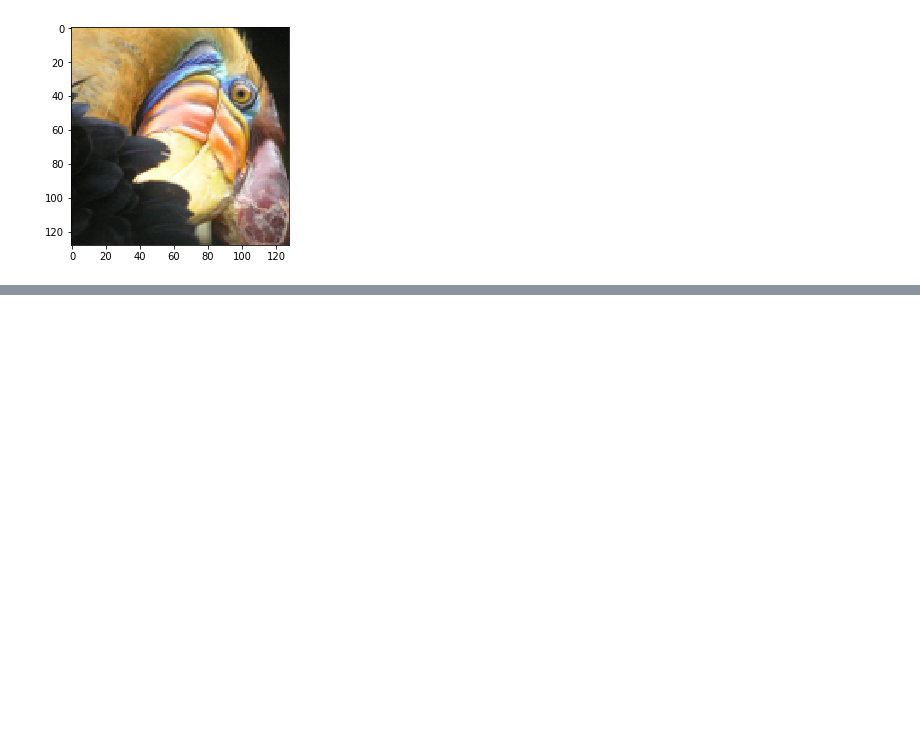
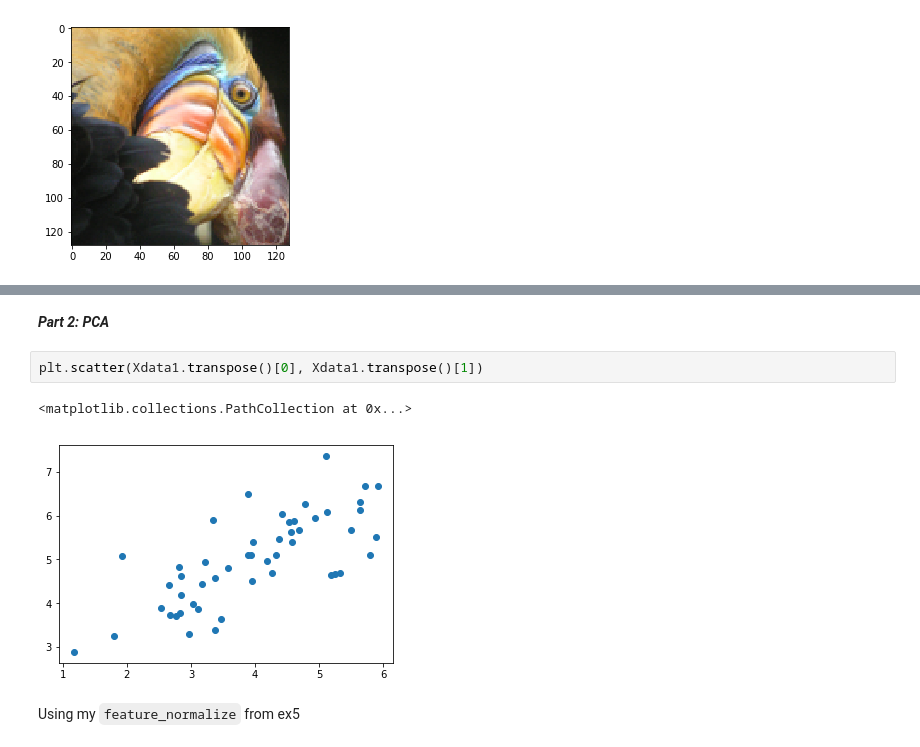
Before and after one commit to davidjbauer/andrew-ng-ML, a Jupyter notebook: ex7.ipynb, the cells around one changed output, grey strips where cells are left out. Cells and saved outputs as stored; diff of their text form; blank space fills up the shorter version.

```diff
--- a/ex7.ipynb
+++ b/ex7.ipynb
@@ -78,0 +65,9 @@ array([[0.47937161, 0.40012178, 0.35904667],
+# %% [markdown]
+___Part 2: PCA___
+# %%
+plt.scatter(Xdata1.transpose()[0], Xdata1.transpose()[1])
+# %% [output]
+<matplotlib.collections.PathCollection at 0x...>
+[figure, added]
+# %% [markdown]
+Using my `feature_normalize` from ex5
```
Also changed, not shown: parts of 27 cells of this notebook, 1 other file.
